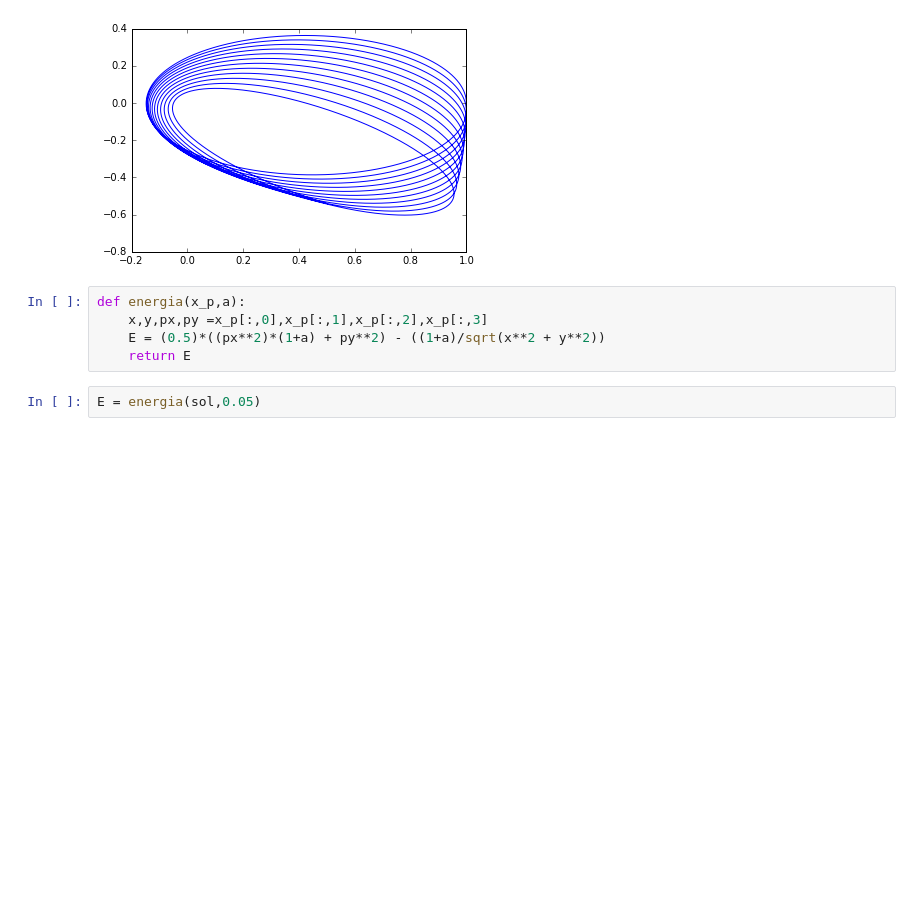
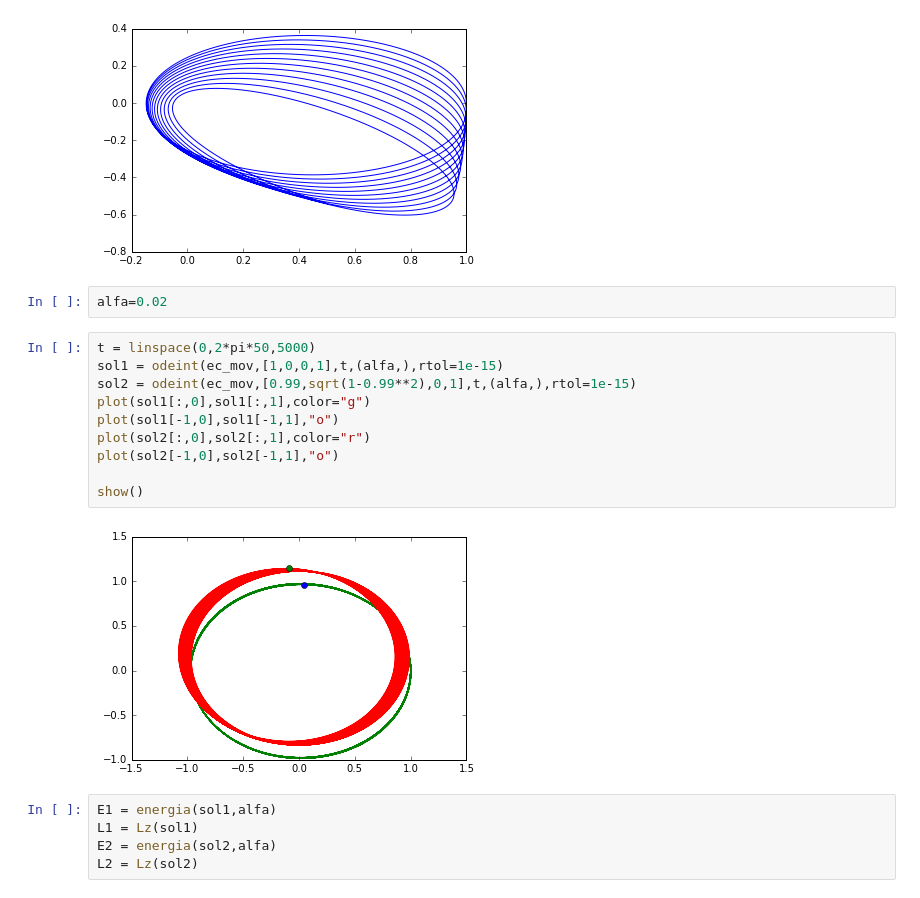
Before and after one commit to fcoenrqz/Curso_fis_comp, a Jupyter notebook: Prob. de Keppler asimetrico.ipynb, the cells around one changed output. Drawn from its saved outputs; the diff is of its cells as text; blank space fills up the shorter version.

```diff
--- a/Prob. de Keppler asimetrico.ipynb
+++ b/Prob. de Keppler asimetrico.ipynb
@@ -40,11 +50,23 @@ plot(sol[:,0],sol[:,1])
 show()
 # %% [output]
 [figure]
-# %%
-def energia(x_p,a):
-    x,y,px,py =x_p[:,0],x_p[:,1],x_p[:,2],x_p[:,3]
-    E = (0.5)*((px**2)*(1+a) + py**2) - ((1+a)/sqrt(x**2 + y**2))
-    return E
-# %%
-E = energia(sol,0.05)
+# %%
+alfa=0.02
+# %%
+t = linspace(0,2*pi*50,5000)
+sol1 = odeint(ec_mov,[1,0,0,1],t,(alfa,),rtol=1e-15)
+sol2 = odeint(ec_mov,[0.99,sqrt(1-0.99**2),0,1],t,(alfa,),rtol=1e-15)
+plot(sol1[:,0],sol1[:,1],color="g")
+plot(sol1[-1,0],sol1[-1,1],"o")
+plot(sol2[:,0],sol2[:,1],color="r")
+plot(sol2[-1,0],sol2[-1,1],"o")
+
+show()
+# %% [output]
+[figure, added]
+# %%
+E1 = energia(sol1,alfa)
+L1 = Lz(sol1)
+E2 = energia(sol2,alfa)
+L2 = Lz(sol2)
 # %%
```
Also changed, not shown: parts of 5 cells of this notebook, 1 other file.
